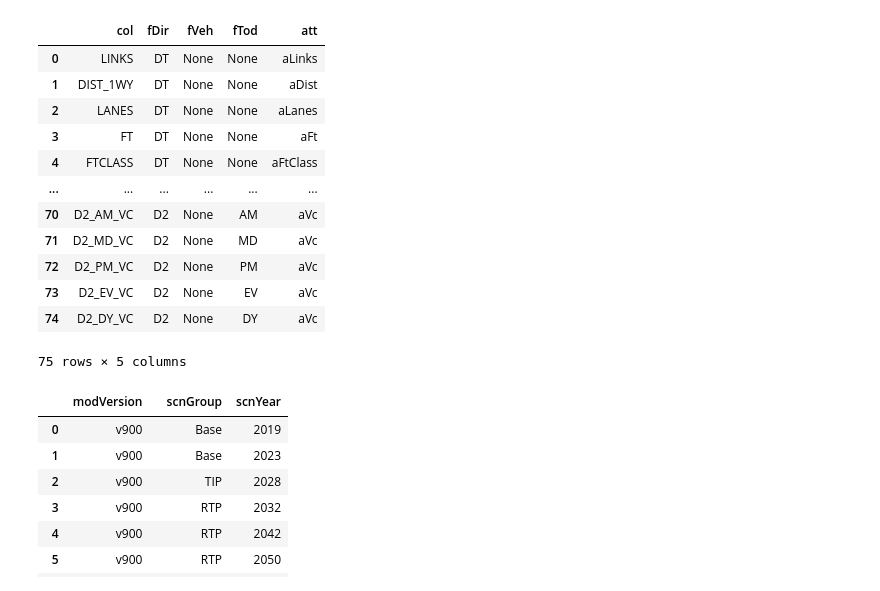
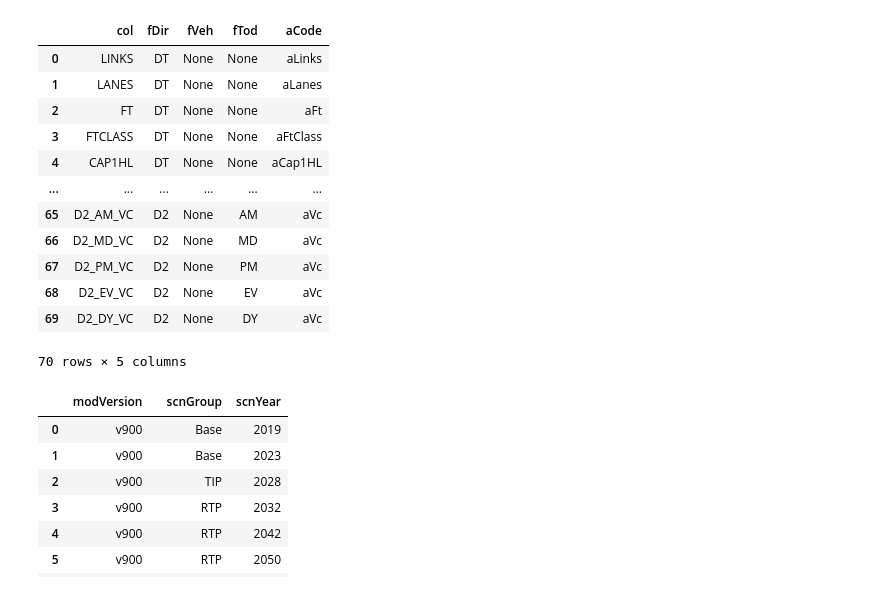
Before and after one commit to WFRCAnalytics/vizTool, a Jupyter notebook: convertsegsumtojson.ipynb, the cells around one changed output. Saved outputs shown, nothing was run; the diff lists cells and outputs as text; code cells hidden in the pictures.

```diff
--- a/convertsegsumtojson.ipynb
+++ b/convertsegsumtojson.ipynb
@@ -69,16 +46,16 @@ data
 # %%
+# MAKE SURE ONLY COLUMNS WITH LOWER-CASE "f" ARE FILTER COLUMNS AND LOWER-CASE "a" ARE ATTRIBUTE COLUMNS
+
 dfColKeys = pd.DataFrame([
     ['LINKS'      ,'DT', None , None, 'aLinks'  ],
-    ['DIST_1WY'   ,'DT', None , None, 'aDist'   ],
+#   ['DIST_1WY'   ,'DT', None , None, 'aDist'   ], # Distance is not actual distance of segment but only links defined with SEGID, for freeways this can be pretty different
     ['LANES'      ,'DT', None , None, 'aLanes'  ],
     ['FT'         ,'DT', None , None, 'aFt'     ],
     ['FTCLASS'    ,'DT', None , None, 'aFtClass'],
     ['CAP1HL'     ,'DT', None , None, 'aCap1HL' ],
-    ['AM_VOL'     ,'DT', 'All', 'AM', 'aVol'    ],
     ['MD_VOL'     ,'DT', 'All', 'MD', 'aVol'    ],
     ['PM_VOL'     ,'DT', 'All', 'PM', 'aVol'    ],
     ['EV_VOL'     ,'DT', 'All', 'EV', 'aVol'    ],
-    ['DY_VOL'     ,'DT', 'All', 'DY', 'aVol'    ],
     ['DY_LT'      ,'DT', 'LT' , 'DY', 'aVol'    ],
     ['DY_MD'      ,'DT', 'MD' , 'DY', 'aVol'    ],
     ['DY_HV'      ,'DT', 'HV' , 'DY', 'aVol'    ],
@@ -89,7 +66,7 @@ dfColKeys = pd.DataFrame([
     ['EV_SPD'     ,'DT', None , 'EV', 'aSpd'    ],
     ['DY_SPD'     ,'DT', None , 'DY', 'aSpd'    ],
     ['D1_LINKS'   ,'D1', None , None, 'aLinks'  ],
-    ['D1_DIST'    ,'D1', None , None, 'aDist'   ],
+#   ['D1_DIST'    ,'D1', None , None, 'aDist'   ], # Distance is not actual distance of segment but only links defined with SEGID, for freeways this can be pretty different
     ['D1_LANES'   ,'D1', None , None, 'aLanes'  ],
     ['D1_FT'      ,'D1', None , None, 'aFt'     ],
     ['D1_FTCLASS' ,'D1', None , None, 'aFtClass'],
@@ -109,7 +86,7 @@ dfColKeys = pd.DataFrame([
     ['D1_EV_SPD'  ,'D1', None , 'EV', 'aSpd'    ],
     ['D1_DY_SPD'  ,'D1', None , 'DY', 'aSpd'    ],
     ['D2_LINKS'   ,'D2', None , None, 'aLinks'  ],
-    ['D2_DIST'    ,'D2', None , None, 'aDist'   ],
+#   ['D2_DIST'    ,'D2', None , None, 'aDist'   ], # Distance is not actual distance of segment but only links defined with SEGID, for freeways this can be pretty different
     ['D2_LANES'   ,'D2', None , None, 'aLanes'  ],
     ['D2_FT'      ,'D2', None , None, 'aFt'     ],
     ['D2_FTCLASS' ,'D2', None , None, 'aFtClass'],
@@ -119,48 +96,48 @@ dfColKeys = pd.DataFrame([
     ['D2_PM_VOL'  ,'D2', 'All', 'PM', 'aVol'    ],
     ['D2_EV_VOL'  ,'D2', 'All', 'EV', 'aVol'    ],
     ['D2_DY_VOL'  ,'D2', 'All', 'DY', 'aVol'    ],
     ['D2_DY_LT'   ,'D2', 'LT' , 'DY', 'aVol'    ],
     ['D2_DY_MD'   ,'D2', 'MD' , 'DY', 'aVol'    ],
     ['D2_DY_HV'   ,'D2', 'HV' , 'DY', 'aVol'    ],
     ['D2_FF_SPD'  ,'D2', None , None, 'aFfSpd'  ],
     ['D2_AM_SPD'  ,'D2', None , 'AM', 'aSpd'    ],
     ['D2_MD_SPD'  ,'D2', None , 'MD', 'aSpd'    ],
     ['D2_PM_SPD'  ,'D2', None , 'PM', 'aSpd'    ],
     ['D2_EV_SPD'  ,'D2', None , 'EV', 'aSpd'    ],
     ['D2_DY_SPD'  ,'D2', None , 'DY', 'aSpd'    ],
     # calculated in this notebook - TO BE REPLACED BY VOYAGER CODE IN FUTURE
     ['AM_VC'      ,'DT', None , 'AM', 'aVc'     ],
     ['MD_VC'      ,'DT', None , 'MD', 'aVc'     ],
     ['PM_VC'      ,'DT', None , 'PM', 'aVc'     ],
     ['EV_VC'      ,'DT', None , 'EV', 'aVc'     ],
     ['DY_VC'      ,'DT', None , 'DY', 'aVc'     ],
     ['D1_AM_VC'   ,'D1', None , 'AM', 'aVc'     ],
     ['D1_MD_VC'   ,'D1', None , 'MD', 'aVc'     ],
     ['D1_PM_VC'   ,'D1', None , 'PM', 'aVc'     ],
     ['D1_EV_VC'   ,'D1', None , 'EV', 'aVc'     ],
     ['D1_DY_VC'   ,'D1', None , 'DY', 'aVc'     ],
     ['D2_AM_VC'   ,'D2', None , 'AM', 'aVc'     ],
     ['D2_MD_VC'   ,'D2', None , 'MD', 'aVc'     ],
     ['D2_PM_VC'   ,'D2', None , 'PM', 'aVc'     ],
     ['D2_EV_VC'   ,'D2', None , 'EV', 'aVc'     ],
-    ['D2_DY_VC'   ,'D2', None , 'DY', 'aVc'     ],
-], columns=('col','fDir','fVeh','fTod','att'))
+    ['D2_DY_VC'   ,'D2', None , 'DY', 'aVc'     ]
+], columns=('col','fDir','fVeh','fTod','aCode'))
 
 dfColKeys
 # %% [output]
-|  | col | fDir | fVeh | fTod | att |
+|  | col | fDir | fVeh | fTod | aCode |
 | 0 | LINKS | DT | None | None | aLinks |
-| 1 | DIST_1WY | DT | None | None | aDist |
-| 2 | LANES | DT | None | None | aLanes |
-| 3 | FT | DT | None | None | aFt |
-| 4 | FTCLASS | DT | None | None | aFtClass |
+| 1 | LANES | DT | None | None | aLanes |
+| 2 | FT | DT | None | None | aFt |
+| 3 | FTCLASS | DT | None | None | aFtClass |
+| 4 | CAP1HL | DT | None | None | aCap1HL |
 | ... | ... | ... | ... | ... | ... |
-| 70 | D2_AM_VC | D2 | None | AM | aVc |
-| 71 | D2_MD_VC | D2 | None | MD | aVc |
-| 72 | D2_PM_VC | D2 | None | PM | aVc |
-| 73 | D2_EV_VC | D2 | None | EV | aVc |
-| 74 | D2_DY_VC | D2 | None | DY | aVc |
+| 65 | D2_AM_VC | D2 | None | AM | aVc |
+| 66 | D2_MD_VC | D2 | None | MD | aVc |
+| 67 | D2_PM_VC | D2 | None | PM | aVc |
+| 68 | D2_EV_VC | D2 | None | EV | aVc |
+| 69 | D2_DY_VC | D2 | None | DY | aVc |
-75 rows × 5 columns
+70 rows × 5 columns
 # %%
 dfScn = pd.read_json(scnJson)
 display(dfScn)
```
Also changed, not shown: parts of 11 cells of this notebook, 14 other files.
